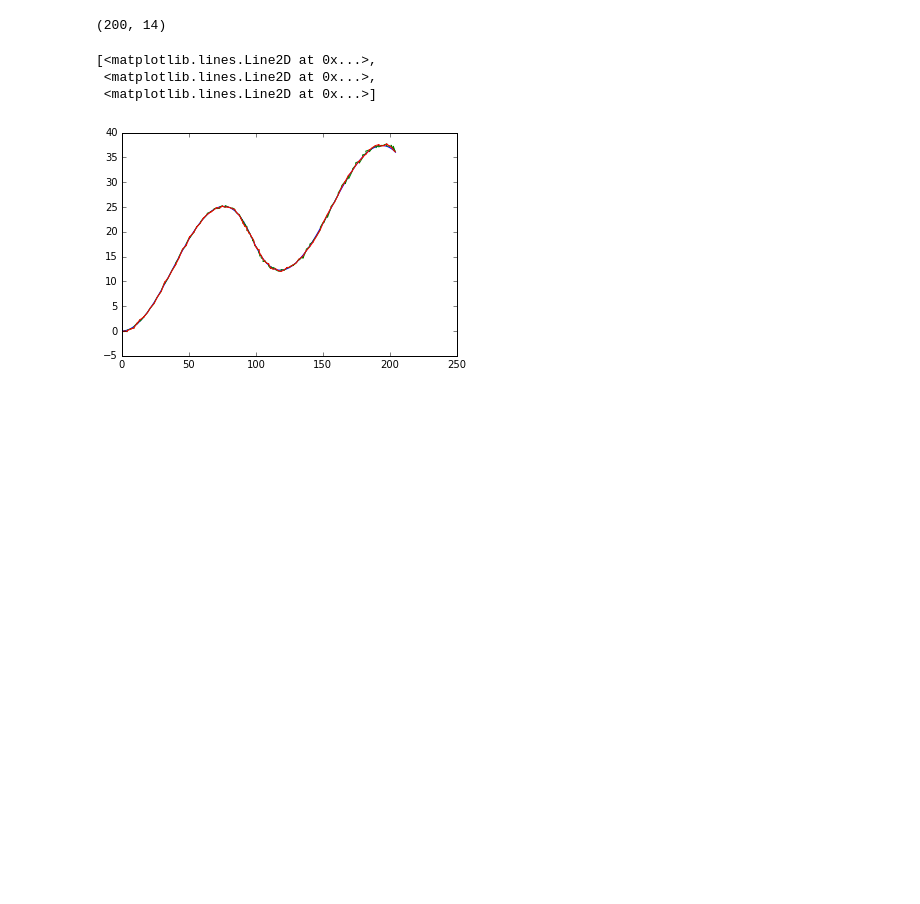
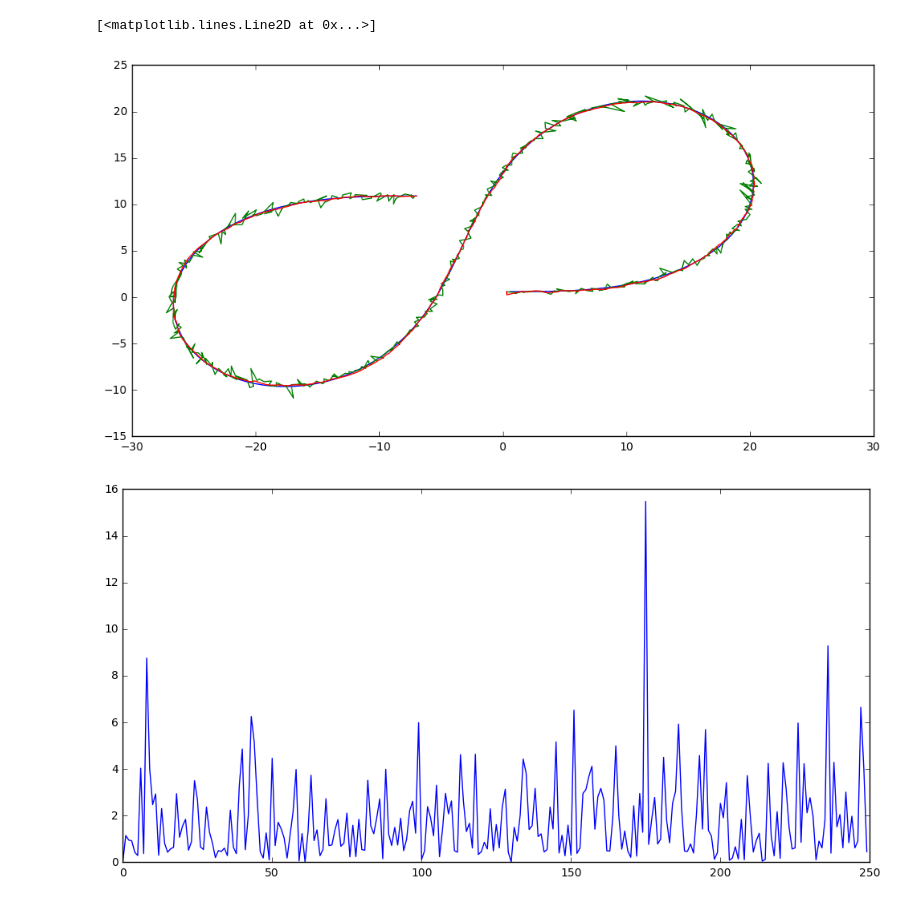
Before and after one commit to parilo/CarND-Unscented-Kalman-Filter-Project, a Jupyter notebook: UKF.ipynb, the cells around one changed output. Saved outputs shown, nothing was run; the diff lists cells and outputs as text; code cells hidden in the pictures; blank space fills up the shorter version.

```diff
--- a/UKF.ipynb
+++ b/UKF.ipynb
@@ -1,24 +1,52 @@
 # %%
+import numpy as np
 from numpy import genfromtxt
-data = genfromtxt('out.txt', delimiter="\t", skip_header=1)
+data = genfromtxt(
+    'out.txt',
+    delimiter="\t",
+    skip_header=1,
+    dtype=[
+            ('time_stamp', 'i8'),
+            ('px_state', 'f8'),
+            ('py_state', 'f8'),
+            ('v_state', 'f8'),
+            ('yaw_angle_state', 'f8'),
+            ('yaw_rate_state', 'f8'),
+            ('sensor_type', 'U5'),
+            ('NIS', 'f8'),
+            ('px_measured', 'f8'),
+            ('py_measured', 'f8'),
+            ('px_ground_truth', 'f8'),
+            ('py_ground_truth', 'f8'),
+            ('vx_ground_truth', 'f8'),
+            ('vy_ground_truth', 'f8')
+    ])
 
-print (data.shape)
+# print (data['px_state'])
 
 import matplotlib.pyplot as plt
 %matplotlib inline
 
 p = 1224
 
-x = data [:p, 1:2]
-y = data [:p, 2:3]
-m_x = data [:p, 8:9]
-m_y = data [:p, 9:10]
-gt_x = data [:p, 10:11]
-gt_y = data [:p, 11:12]
+x = data ['px_state'][:p]
+y = data ['py_state'][:p]
+m_x = data ['px_measured'][:p]
+m_y = data ['py_measured'][:p]
+gt_x = data ['px_ground_truth'][:p]
+gt_y = data ['py_ground_truth'][:p]
+plt.figure(figsize=(12, 6))
 plt.plot(gt_x, gt_y, m_x, m_y, x, y)
+
+nis_l = data['NIS'][np.where(data['sensor_type'] == 'lidar')]
+nis_r = data['NIS'][np.where(data['sensor_type'] == 'radar')]
+
+plt.figure (figsize=(12, 6))
+plt.plot (nis_l)
+
+plt.figure (figsize=(12, 6))
+plt.plot (nis_r)
 # %% [output]
-(200, 14)
+[<matplotlib.lines.Line2D at 0x...>]
-[<matplotlib.lines.Line2D at 0x...>,
- <matplotlib.lines.Line2D at 0x...>,
- <matplotlib.lines.Line2D at 0x...>]
-[figure, old version]
+[figure, new version]
+[figure, added]
```
Also changed, not shown: parts of 1 cell of this notebook, 4 other files.
